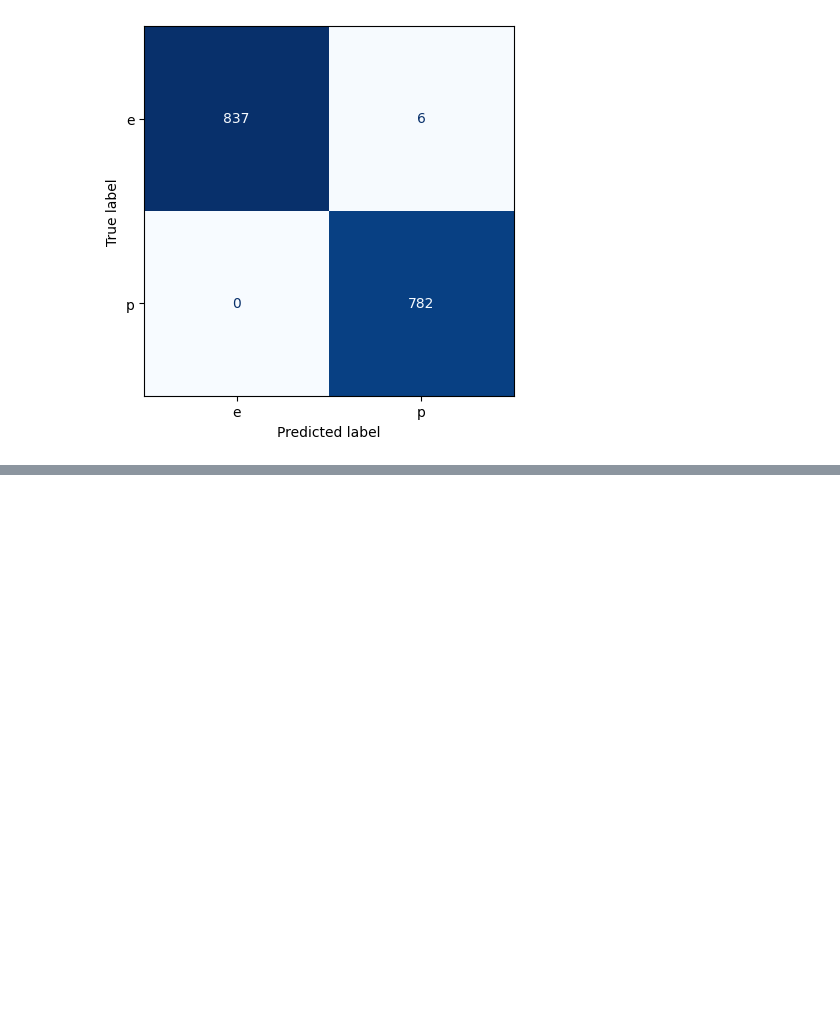
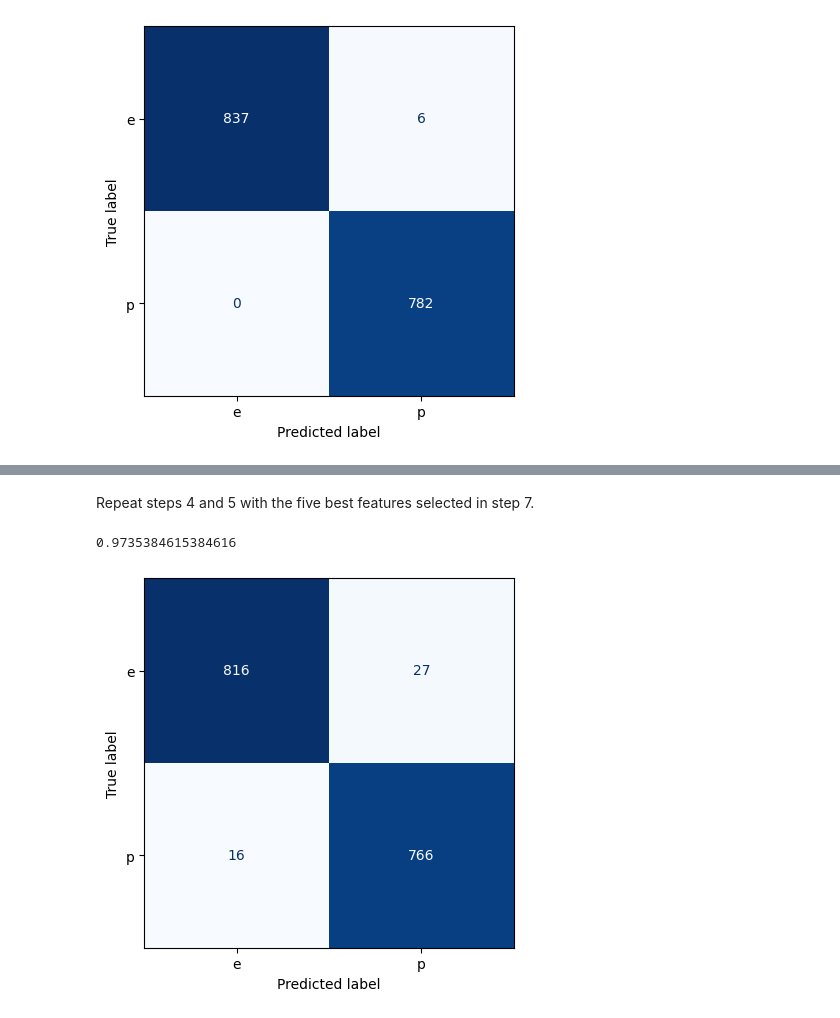
Before and after one commit to biswajit-bellevue/DSC550, a Jupyter notebook: SharmaDSC550Week7.ipynb, the cells around one changed output, grey strips where cells are left out. Saved outputs shown, nothing was run; the diff lists cells and outputs as text; code cells hidden in the pictures; blank space fills up the shorter version.

```diff
--- a/SharmaDSC550Week7.ipynb
+++ b/SharmaDSC550Week7.ipynb
@@ -263,0 +367,4 @@ plt.show()
+# %%
+#extract best features
+chi2_selector.fit(features_train, target_train)
+best_features_train = chi2_selector.transform(features_train)
@@ -263,0 +391,26 @@ plt.show()
+# %% [markdown]
+Repeat steps 4 and 5 with the five best features selected in step 7.
+# %%
+# create decision tree classifier with 5 best features and fit train set
+best_features_dtree = DecisionTreeClassifier()
+best_features_dtree_model = best_features_dtree.fit(best_features_train, target_train)
+# %%
+#apply chi seelctor to test set
+best_features_test = chi2_selector.transform(features_test)
+# %%
+#predict target for test set
+target_predicted_best_features = best_features_dtree_model.predict(best_features_test)
+# %%
+# get accuracy for test set
+accuracy_score(target_test, target_predicted_best_features)
+# %% [output]
+0.9735384615384616
+# %%
+# plot confusion matrix using sklearn's ConfusionMatrixDisplay module
+ConfusionMatrixDisplay.from_predictions(target_test, target_predicted_best_features,
+                                        display_labels=best_features_dtree_model.classes_,
+                                        colorbar=False,
+                                        cmap="Blues")
+plt.show()
+# %% [output]
+[figure, added]
```
Also changed, not shown: parts of 70 cells of this notebook, 1 other file.
